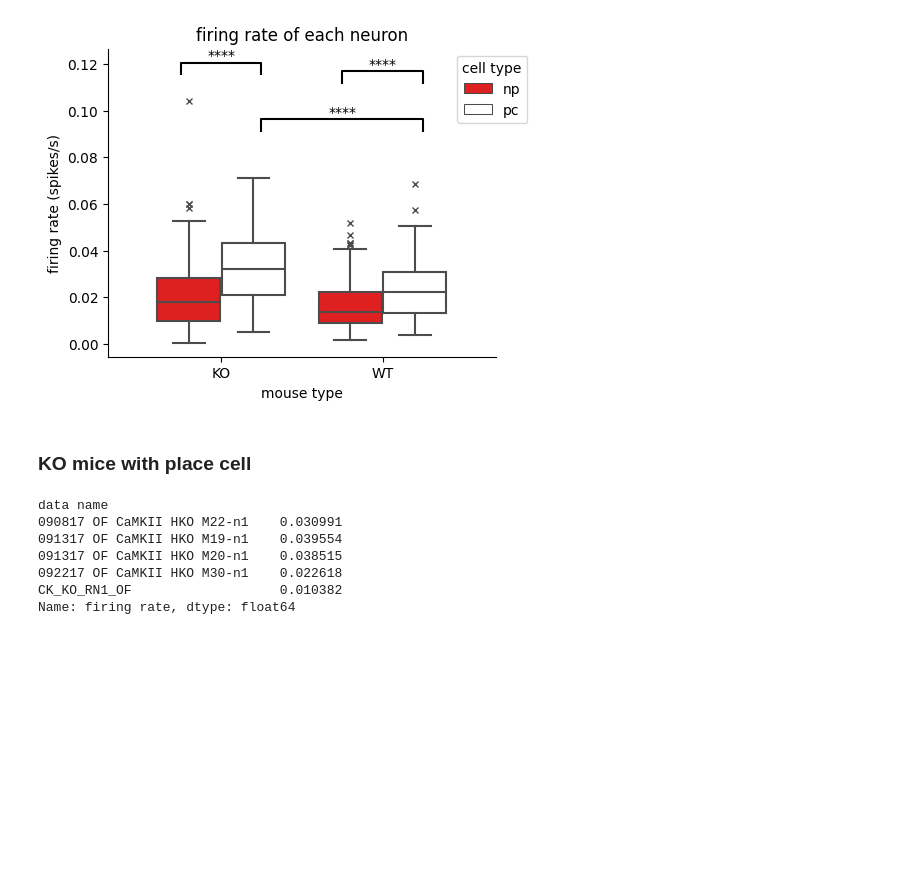
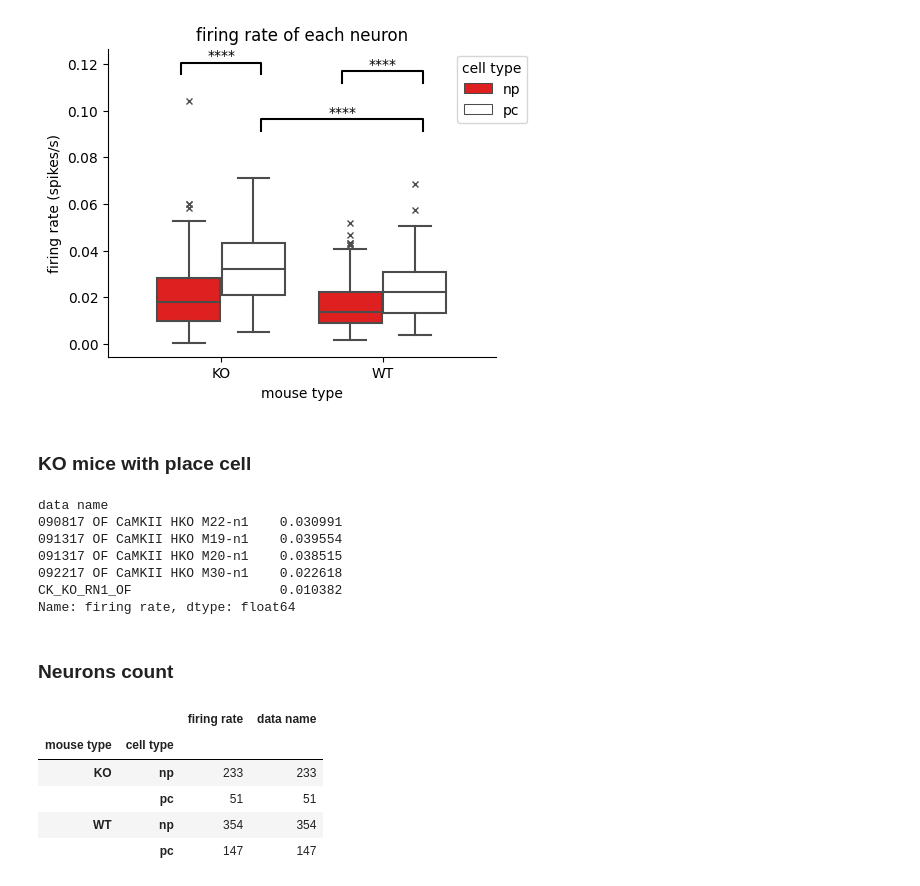
Before and after one commit to kisaragiRY/decoding-DG, a Jupyter notebook: notebooks/2-data-exploration/1-detect-place-cells/05-firing-rate.ipynb, the cells around one changed output. Saved outputs shown, nothing was run; the diff lists cells and outputs as text; code cells hidden in the pictures; blank space fills up the shorter version.

Commit message:
added number of neurons in the calculation #102

```diff
--- a/notebooks/2-data-exploration/1-detect-place-cells/05-firing-rate.ipynb
+++ b/notebooks/2-data-exploration/1-detect-place-cells/05-firing-rate.ipynb
@@ -164,3 +164,14 @@ data name
 092217 OF CaMKII HKO M30-n1    0.022618
 CK_KO_RN1_OF                   0.010382
 Name: firing rate, dtype: float64
+# %% [markdown]
+### Neurons count
+# %%
+df_firing_rate_all.groupby(["mouse type","cell type"]).count()
+# %% [output]
+|  |  | firing rate | data name |
+| mouse type | cell type |  |  |
+| KO | np | 233 | 233 |
+|  | pc | 51 | 51 |
+| WT | np | 354 | 354 |
+|  | pc | 147 | 147 |
```
Also changed, not shown: 2 other files.
